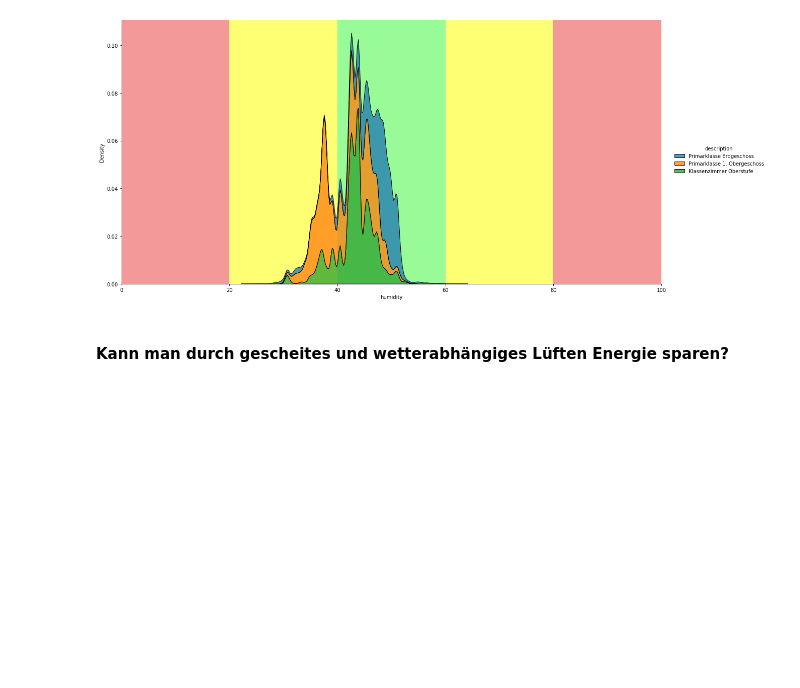
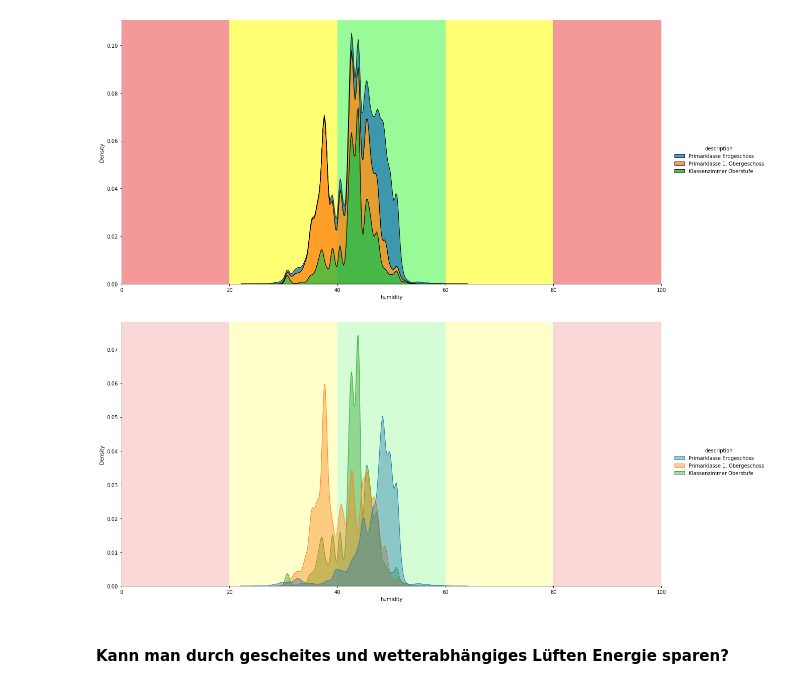
Before and after one commit to Smart-Classroom-Challenge/Data-Evaluation, a Jupyter notebook: data-evaluation.ipynb, the cells around one changed output. Drawn from its saved outputs; the diff is of its cells as text; code cells hidden in the pictures; blank space fills up the shorter version.

Commit message:
add another plot to humidity analysis

```diff
--- a/data-evaluation.ipynb
+++ b/data-evaluation.ipynb
@@ -698,6 +698,20 @@ plt.axvspan(80, 100, facecolor = "lightcoral", alpha = 0.8, zorder = 1)
 plt.show()
 # %% [output]
 [figure]
+# %%
+sns.displot(data, x = "humidity", kind = "kde", hue = "description",
+height = 8, aspect = 2, zorder = 2, fill = True, alpha = 0.4)
+plt.xlim(0, 100)
+
+plt.axvspan(0, 20, facecolor = "lightcoral", alpha = 0.3, zorder = 1)
+plt.axvspan(20, 40, facecolor = "yellow", alpha = 0.2, zorder = 1)
+plt.axvspan(40, 60, facecolor = "palegreen", alpha = 0.4, zorder = 1)
+plt.axvspan(60, 80, facecolor = "yellow", alpha = 0.2, zorder = 1)
+plt.axvspan(80, 100, facecolor = "lightcoral", alpha = 0.3, zorder = 1)
+
+plt.show()
+# %% [output]
+[figure, added]
 # %% [markdown]
 #### Kann man durch gescheites und wetterabhängiges Lüften Energie sparen?
 # %% [markdown]
```
